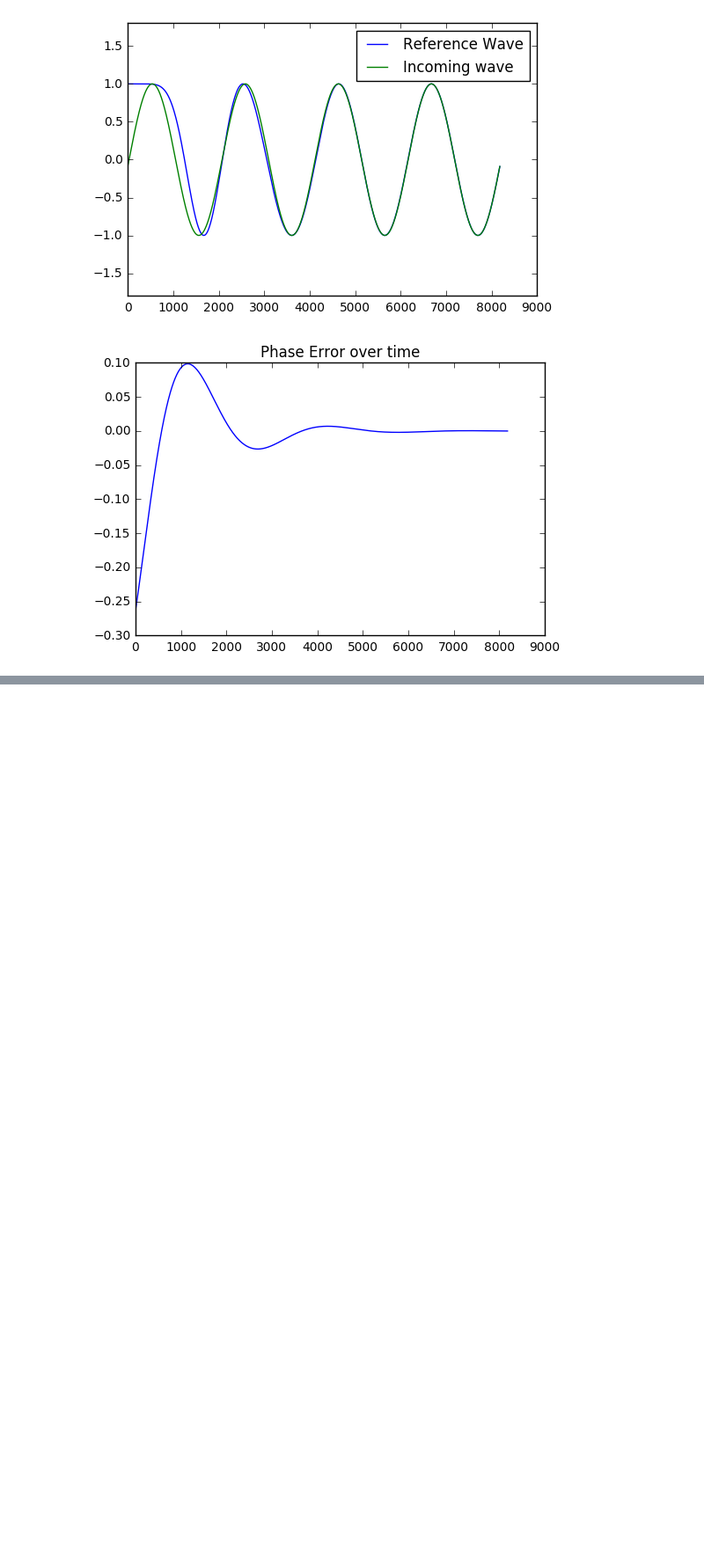
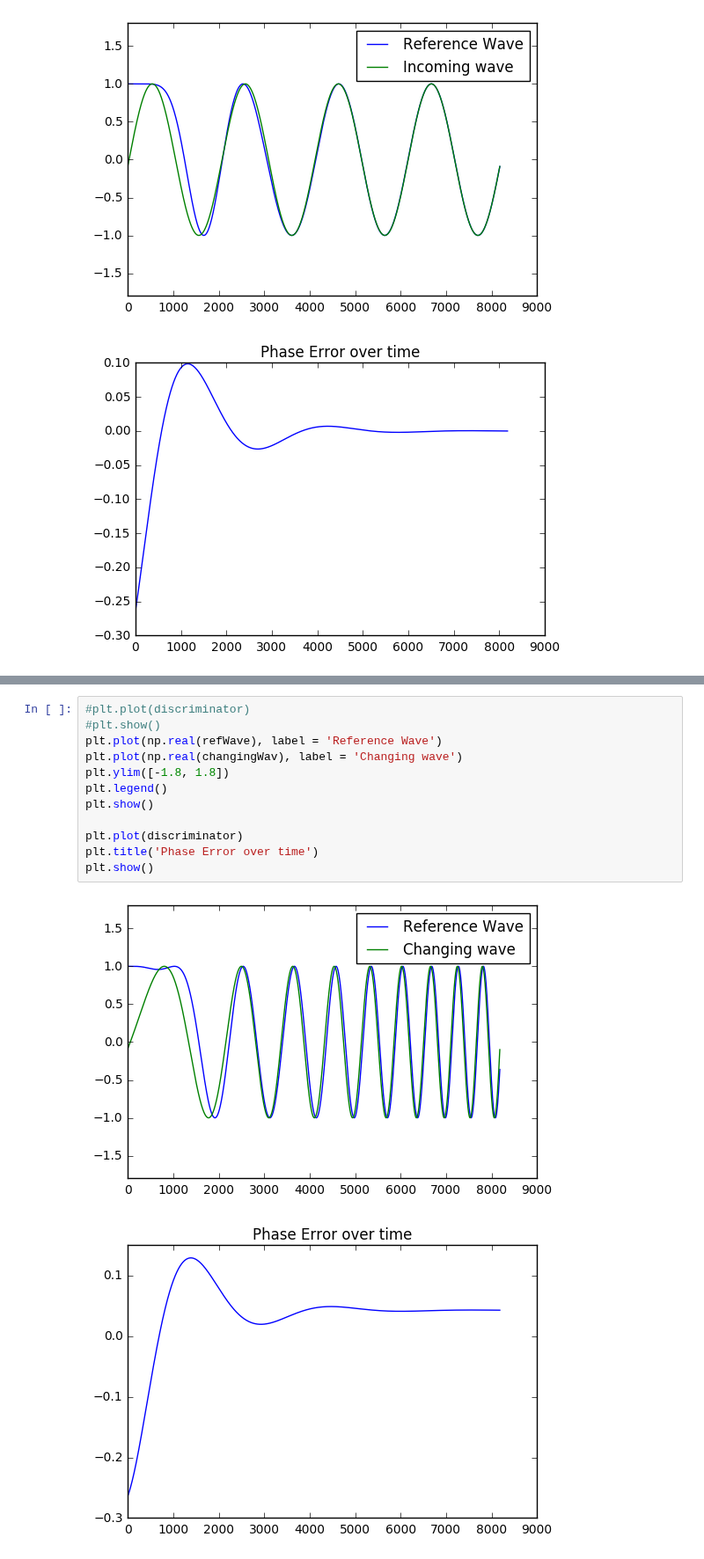
Before and after one commit to psas/gps, a Jupyter notebook: notebooks/Complex_Wave.ipynb, the cells around one changed output, grey strips where cells are left out. Shown at 88% size. Cells and saved outputs as stored; diff of their text form; blank space fills up the shorter version.

Commit message:
added changing wave

```diff
--- a/notebooks/Complex_Wave.ipynb
+++ b/notebooks/Complex_Wave.ipynb
@@ -212,0 +267,15 @@ plt.show()
+# %%
+#plt.plot(discriminator)
+#plt.show()
+plt.plot(np.real(refWave), label = 'Reference Wave')
+plt.plot(np.real(changingWav), label = 'Changing wave')
+plt.ylim([-1.8, 1.8])
+plt.legend()
+plt.show()
+
+plt.plot(discriminator)
+plt.title('Phase Error over time')
+plt.show()
+# %% [output]
+[figure, added]
+[figure, added]
```
Also changed, not shown: parts of 4 cells of this notebook.
